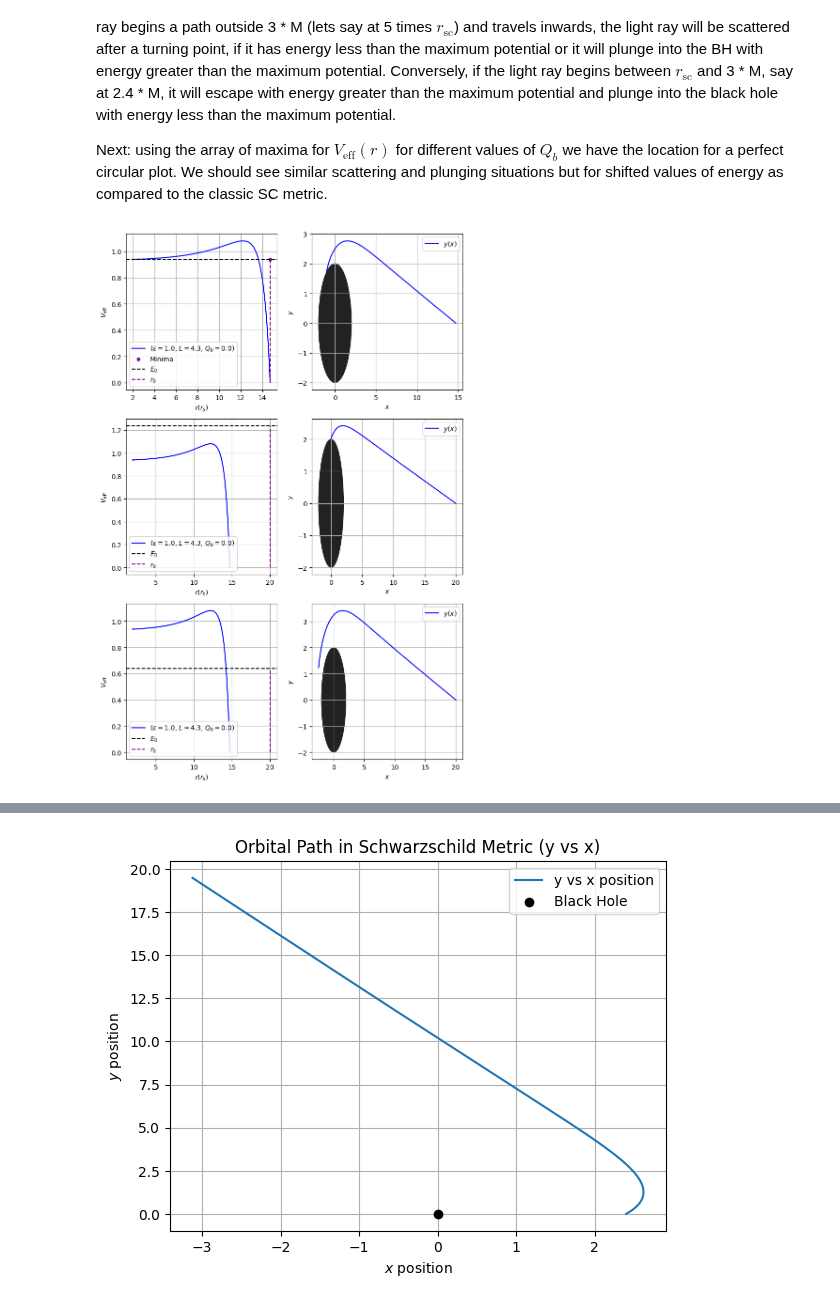
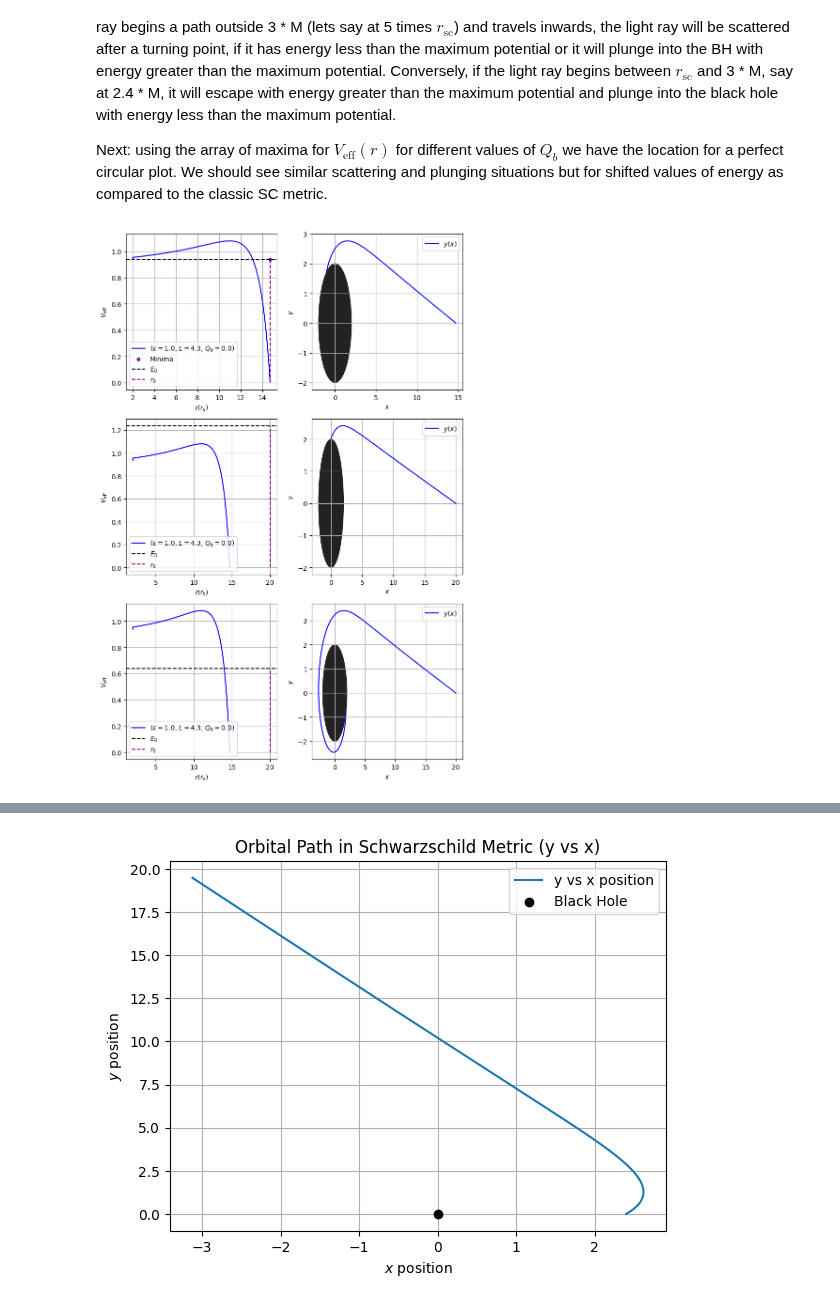
Before and after one commit to AdamSmithOrlik/quantum-black-holes, a Jupyter notebook: sue/orbital-precession.ipynb, the cells around one changed output, grey strips where cells are left out. Drawn from its saved outputs; the diff is of its cells as text; code cells hidden in the pictures.

```diff
--- a/sue/orbital-precession.ipynb
+++ b/sue/orbital-precession.ipynb
@@ -250,7 +243,7 @@ The 1st term corresponds to kinetic energy and 2nd term corresponds to gravitati
 In the following code block we define the solver function, 'solve_geodesic', then we set 5 sets of initial conditions (all for $Q_b$ = 0 or classical Schwarzschild metric), run the solver, and plot each trajectory together with a plot of $V_{\text{eff}}(r)$ beside it showing the relationship between effective potential and total energy.
 # %%
 # block 5 - solver for geodesics equations for plotting orbits
-def solve_geodesic(r_init, phi_init, t_init, lam_range, params, epsilon=0, inward=True):
+def solve_geodesic(r_init, phi_init, t_init, lam_range, params, epsilon=1, inward=True):
     E, L, M, Q_b, Q_c = params
     y0 = [t_init, r_init, phi_init]
     last_sq = None  # store previous value of (dr/dλ)^2
@@ -310,7 +303,7 @@ Qb0_1 = extrema_array[1, 2]
 Qc0_1 = 0.0
 phi0_1 = 0
 t0_1 = 0
-tau_span_1 = [0, 20]
+tau_span_1 = [0, 30]
 r0_1 = 10 * rs1 # far out starting point
 r_circ1_1 = extrema_array[1, 0]
 E1_1 = extrema_array[1, 1] #v_eff at max (= E)
@@ -318,9 +311,9 @@ E1_1 = extrema_array[1, 1] #v_eff at max (= E)
 params1_1 = (E1_1, L1, M1, Qb0_1, Qc0_1)
 
 r_vals1_1 = np.linspace(rs1, 10*rs1, 1000)
-v_eff1_1 = np.array([v_eff(i, M1, L1, Qb0_1, Qc0_1, epsilon=1.0) for i in r_vals1_1])
+v_eff1_1 = np.array([v_eff(i, M1, L1, Qb0_1, Qc0_1, epsilon=1) for i in r_vals1_1])
 
-sol1_1 = solve_geodesic(r_circ1_1, phi0_1, t0_1, tau_span_1, params1_1, epsilon=1.0, inward=True)
+sol1_1 = solve_geodesic(r_circ1_1, phi0_1, t0_1, tau_span_1, params1_1, epsilon=1, inward=True)
 
 t_vals1_1 = sol1_1.y[0]
 r_vals1_1 = sol1_1.y[1]
@@ -392,31 +385,31 @@ axes[1, 0].grid()
 axes[1, 1].plot(x_vals2_1, y_vals2_1, label=r'$y(x)$', color='blue')
 circle2_1 = patches.Circle((0, 0), 2*M1, color='#222222', alpha=1.0)
 axes[1, 1].add_patch(circle2_1)
 axes[1, 1].set_xlabel(r'$x$')
 axes[1, 1].set_ylabel(r'$y$')
 axes[1, 1].legend()
 axes[1, 1].grid()
 
 # Fifth plot
 axes[2, 0].plot(r_vals1_1, v_eff1_1, label=rf"($\varepsilon={eps}$, $L={L1}$, $Q_b={Qb0_1}$)", color='b')
 axes[2, 0].axhline(y=E1_3, color='black', linestyle='--', label=r'$E_0$')
 axes[2, 0].vlines(x=r0_1, ymin=min(v_eff1_1), ymax=E1_3, color='purple', linestyle='--', label=r'$r_0$')
 axes[2, 0].set_xlabel(r'$r(r_{\mathrm{s}})$')
 axes[2, 0].set_ylabel(r'$V_{\mathrm{eff}}$')
 axes[2, 0].legend()
 axes[2, 0].grid()
 
 # 6th plot
 axes[2, 1].plot(x_vals3_1, y_vals3_1, label=r'$y(x)$', color='blue')
 circle3_1 = patches.Circle((0, 0), 2*M1, color='#222222', alpha=1.0)
 axes[2, 1].add_patch(circle3_1)
 axes[2, 1].set_xlabel(r'$x$')
 axes[2, 1].set_ylabel(r'$y$')
 axes[2, 1].legend()
 axes[2, 1].grid()
 
 plt.tight_layout()
 plt.show()
 #---------------------------
 # %% [output]
-[figure, old version]
+[figure, new version]
```
Also changed, not shown: parts of 4 cells of this notebook, 1 other file.
